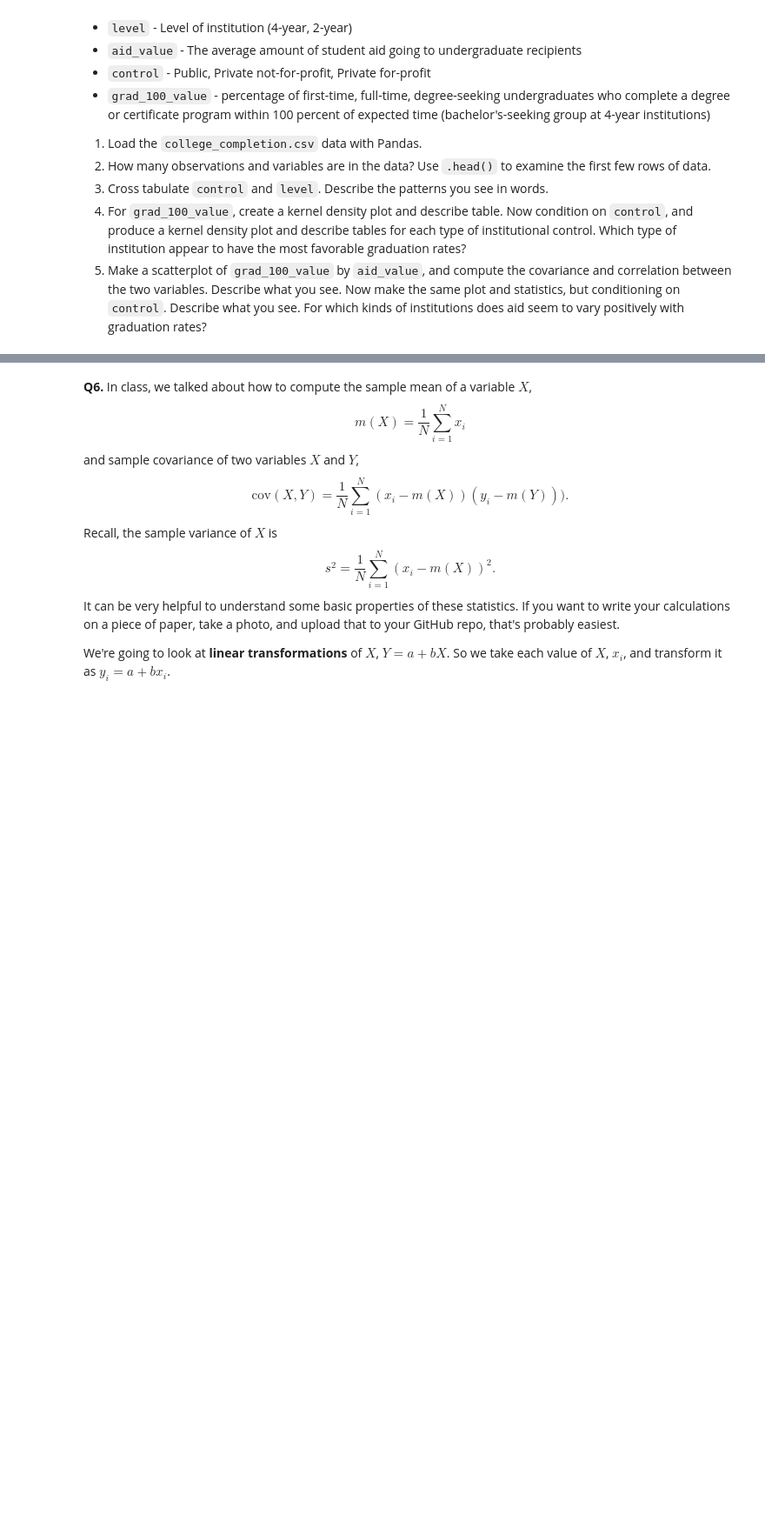
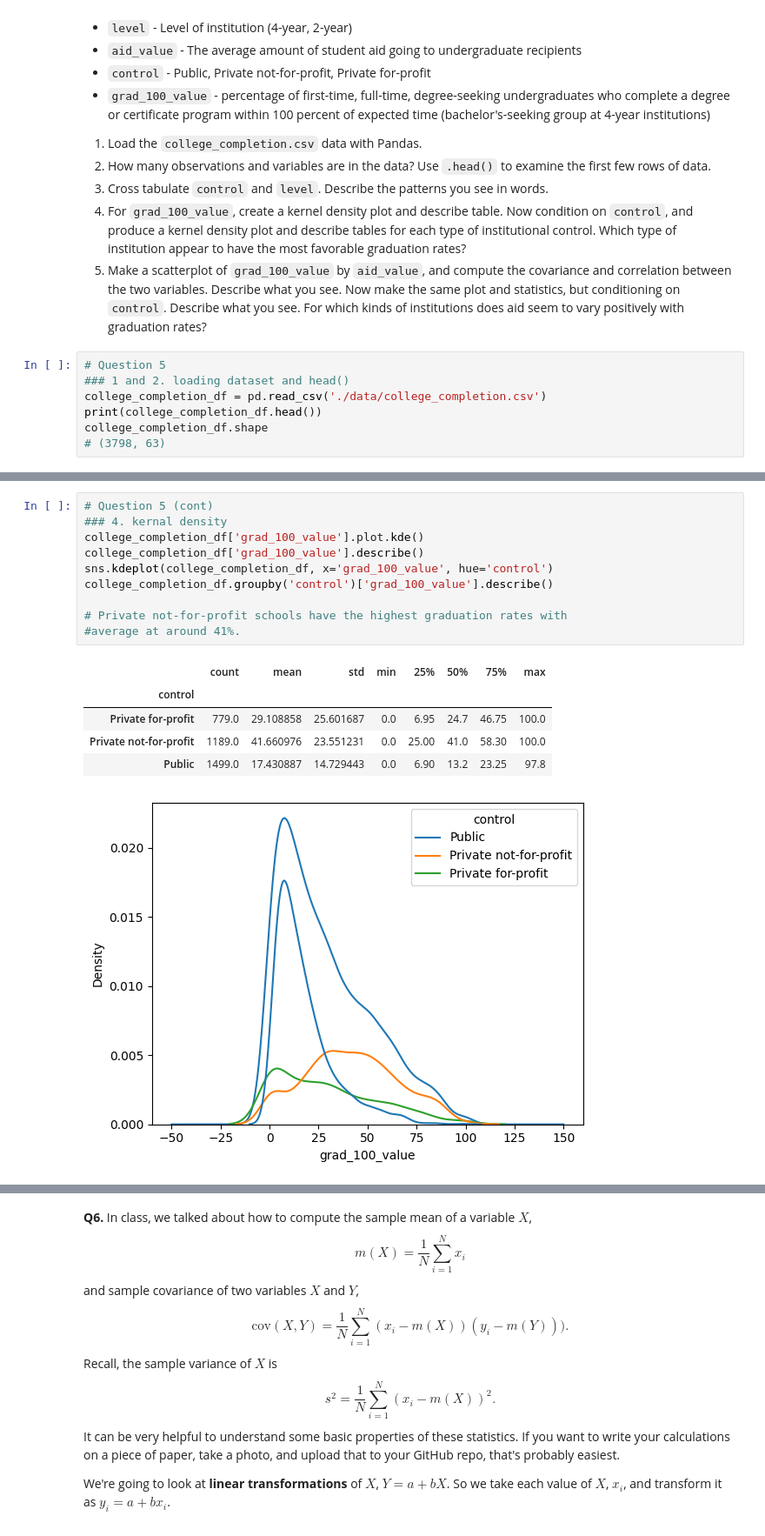
Before and after one commit to arya-rajesh-99/undergrad_ml_assignments, a Jupyter notebook: 01_assignment_wrangling_and_eda.ipynb, the cells around one changed output, grey strips where cells are left out. Shown at 87% size. Drawn from its saved outputs; the diff is of its cells as text; blank space fills up the shorter version.

```diff
--- a/01_assignment_wrangling_and_eda.ipynb
+++ b/01_assignment_wrangling_and_eda.ipynb
@@ -384,3 +385,10 @@ We'll use the `college_completion.csv` dataset from the US Department of Educati
 3. Cross tabulate `control` and `level`. Describe the patterns you see in words.
 4. For `grad_100_value`, create a kernel density plot and describe table. Now condition on `control`, and produce a kernel density plot and describe tables for each type of institutional control. Which type of institution appear to have the most favorable graduation rates?
 5. Make a scatterplot of `grad_100_value` by `aid_value`, and compute the covariance and correlation between the two variables. Describe what you see. Now make the same plot and statistics, but conditioning on `control`. Describe what you see. For which kinds of institutions does aid seem to vary positively with graduation rates?
+# %%
+# Question 5
+### 1 and 2. loading dataset and head()
+college_completion_df = pd.read_csv('./data/college_completion.csv')
+print(college_completion_df.head())
+college_completion_df.shape
+# (3798, 63)
@@ -386,0 +429,17 @@ We'll use the `college_completion.csv` dataset from the US Department of Educati
+# %%
+# Question 5 (cont)
+### 4. kernal density
+college_completion_df['grad_100_value'].plot.kde()
+college_completion_df['grad_100_value'].describe()
+sns.kdeplot(college_completion_df, x='grad_100_value', hue='control')
+college_completion_df.groupby('control')['grad_100_value'].describe()
+
+# Private not-for-profit schools have the highest graduation rates with
+#average at around 41%.
+# %% [output]
+|  | count | mean | std | min | 25% | 50% | 75% | max |
+| control |  |  |  |  |  |  |  |  |
+| Private for-profit | 779.0 | 29.108858 | 25.601687 | 0.0 | 6.95 | 24.7 | 46.75 | 100.0 |
+| Private not-for-profit | 1189.0 | 41.660976 | 23.551231 | 0.0 | 25.00 | 41.0 | 58.30 | 100.0 |
+| Public | 1499.0 | 17.430887 | 14.729443 | 0.0 | 6.90 | 13.2 | 23.25 | 97.8 |
+[figure, added]
```
Also changed, not shown: parts of 11 cells of this notebook.
